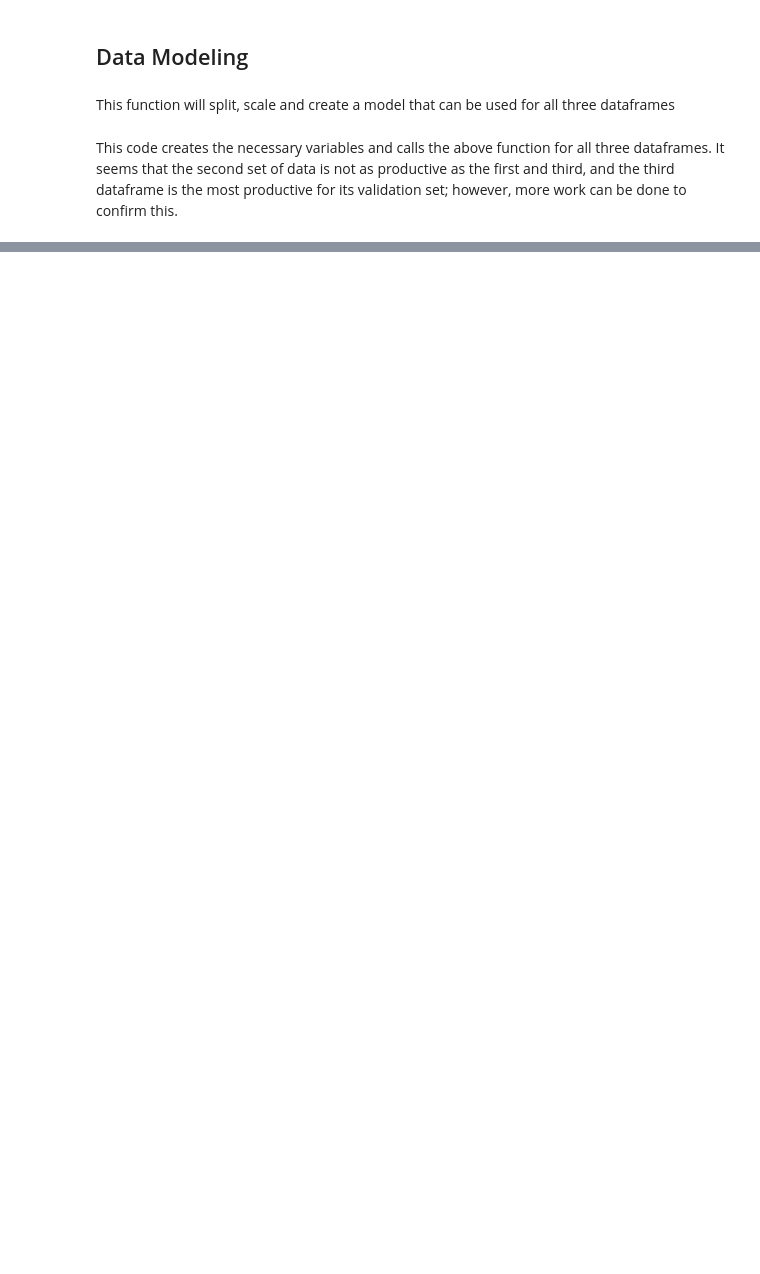
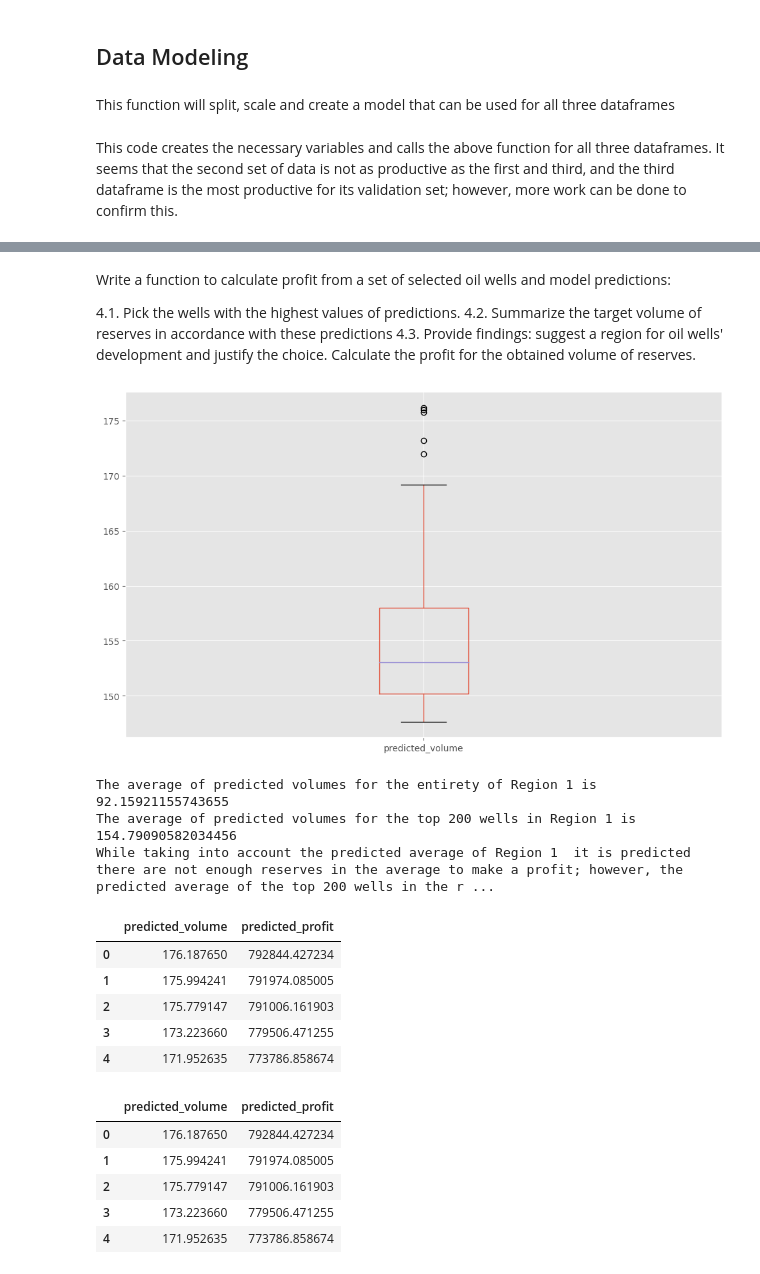
Before and after one commit to LDeYoung17/oily-giant-tripleten, a Jupyter notebook: notebooks/ML.ipynb, the cells around one changed output, grey strips where cells are left out. Cells and saved outputs as stored; diff of their text form; code cells hidden in the pictures; blank space fills up the shorter version.

```diff
--- a/notebooks/ML.ipynb
+++ b/notebooks/ML.ipynb
@@ -216,7 +260,7 @@ target0_valid = pd.DataFrame()
 target1_valid = pd.DataFrame()
 target2_valid = pd.DataFrame()
 
-split_scale_model_data(geo0_train, geo0_valid, geo_data_0, features0_train, target0_train, features0_valid, target0_valid)
-split_scale_model_data(geo1_train, geo1_valid, geo_data_1, features1_train, target1_train, features1_valid, target1_valid)
-split_scale_model_data(geo2_train, geo2_valid, geo_data_2, features2_train, target2_train, features2_valid, target2_valid)
+geo0_model = split_scale_model_data(geo0_train, geo0_valid, geo_data_0, features0_train, target0_train, features0_valid, target0_valid, 'Region 1')
+geo1_model = split_scale_model_data(geo1_train, geo1_valid, geo_data_1, features1_train, target1_train, features1_valid, target1_valid, 'Region 2')
+geo2_model = split_scale_model_data(geo2_train, geo2_valid, geo_data_2, features2_train, target2_train, features2_valid, target2_valid, 'Region 3')
 # %% [output]
@@ -231,0 +277,8 @@ The average volume of production of the linear regression model on the validatio
+# %%
+total_budget = 100000000
+total_points = 500
+best_points = 200
+unit_revenue = 4500
+budget_per_well = total_budget / best_points
+maximum_loss = 0.025
+barrel_revenue = 4.5
@@ -231,0 +287,28 @@ The average volume of production of the linear regression model on the validatio
+# %%
+def volume_reserve_comparison(df, region):
+
+    min_volume = budget_per_well / unit_revenue
+    print('A sufficient reserve would be', min_volume)
+
+    total_avg_reserves = df['product'].mean()
+    print('The average reserve for all of', region, 'is', total_avg_reserves)
+
+    avg_reserves_top_200 = df['product'].sort_values(ascending=False).head(200).mean()
+    print('The average reserve for the top 200 wells for', region, 'is', avg_reserves_top_200)
+
+    if total_avg_reserves < min_volume and avg_reserves_top_200 < min_volume:
+        print('There are not enough reserves in', region, 'to make a profit')
+    elif total_avg_reserves < min_volume and avg_reserves_top_200 > min_volume:
+        print('While taking into account the average of', region, 'there are not enough reserves in the average to make a profit; however, the average of the top 200 wells in the region is enough to make a profit')
+    elif total_avg_reserves > min_volume and avg_reserves_top_200 > min_volume:
+        print('There are enough reserves in', region, 'to make a profit')
+    elif total_avg_reserves > min_volume and avg_reserves_top_200 < min_volume:
+        print('While taking into account the average of', region, 'there are enough reserves in the average to make a profit; however, the average of the top 200 wells in the region is not enough to make a profit')
+    else:
+        print('The values of the averages are equal')
+
+    return min_volume
+# %%
+geo0_volume = volume_reserve_comparison(geo_data_0, 'Region 1')
+geo1_volume = volume_reserve_comparison(geo_data_1, 'Region 2')
+geo2_volume = volume_reserve_comparison(geo_data_2, 'Region 3')
@@ -231,0 +328,6 @@ The average volume of production of the linear regression model on the validatio
+# %% [markdown]
+Write a function to calculate profit from a set of selected oil wells and model predictions:
+
+4.1. Pick the wells with the highest values of predictions.
+4.2. Summarize the target volume of reserves in accordance with these predictions
+4.3. Provide findings: suggest a region for oil wells' development and justify the choice. Calculate the profit for the obtained volume of reserves.
@@ -231,0 +388,19 @@ The average volume of production of the linear regression model on the validatio
+# %%
+selected_profit(geo0_model, geo0_volume, 'Region 1')
+# %% [output]
+[figure, added]
+The average of predicted volumes for the entirety of Region 1 is 92.15921155743655
+The average of predicted volumes for the top 200 wells in Region 1 is 154.79090582034456
+While taking into account the predicted average of Region 1  it is predicted there are not enough reserves in the average to make a profit; however, the predicted average of the top 200 wells in the r ...
+|  | predicted_volume | predicted_profit |
+| 0 | 176.187650 | 792844.427234 |
+| 1 | 175.994241 | 791974.085005 |
+| 2 | 175.779147 | 791006.161903 |
+| 3 | 173.223660 | 779506.471255 |
+| 4 | 171.952635 | 773786.858674 |
+|  | predicted_volume | predicted_profit |
+| 0 | 176.187650 | 792844.427234 |
+| 1 | 175.994241 | 791974.085005 |
+| 2 | 175.779147 | 791006.161903 |
+| 3 | 173.223660 | 779506.471255 |
+| 4 | 171.952635 | 773786.858674 |
```
Also changed, not shown: parts of 16 cells of this notebook.
